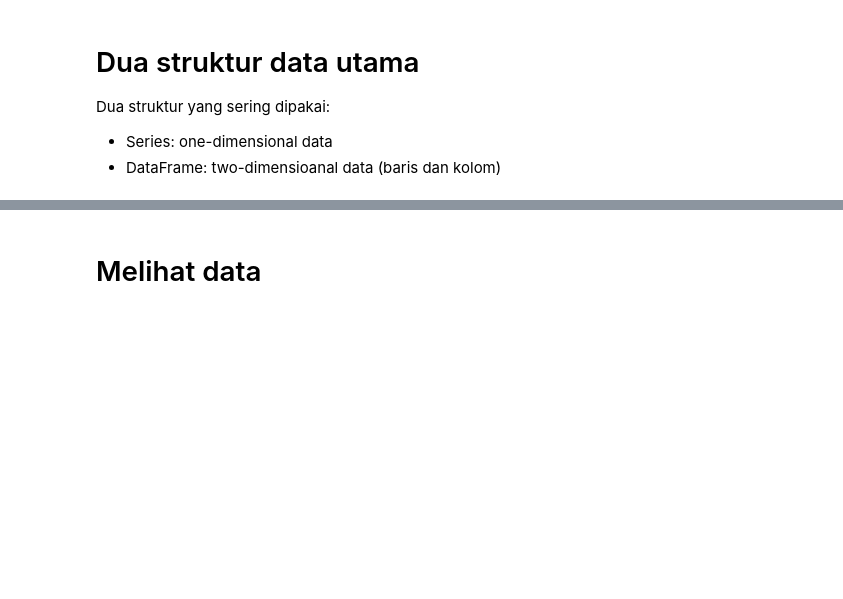
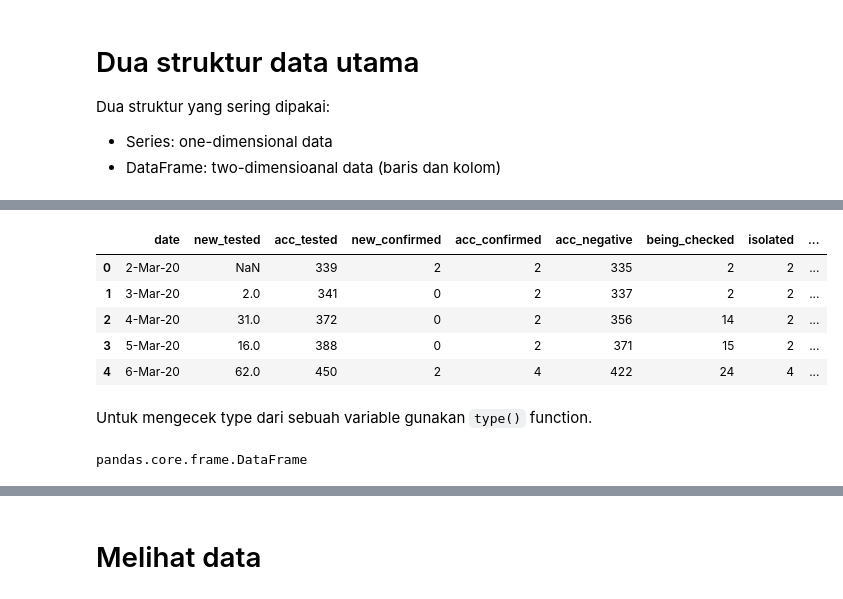
Before and after one commit to jinbeydev/id_pandas_series, a Jupyter notebook: 1_Pengenalan_Pandas.ipynb, the cells around one changed output, grey strips where cells are left out. Saved outputs shown, nothing was run; the diff lists cells and outputs as text; code cells hidden in the pictures; blank space fills up the shorter version.

```diff
--- a/1_Pengenalan_Pandas.ipynb
+++ b/1_Pengenalan_Pandas.ipynb
@@ -31,0 +35,17 @@ Dua struktur yang sering dipakai:
+# %%
+cases_df = pd.read_csv('cases.csv')
+
+cases_df.head(5)
+# %% [output]
+|  | date | new_tested | acc_tested | new_confirmed | acc_confirmed | acc_negative | being_checked | isolated | ... |
+| 0 | 2-Mar-20 | NaN | 339 | 2 | 2 | 335 | 2 | 2 | ... |
+| 1 | 3-Mar-20 | 2.0 | 341 | 0 | 2 | 337 | 2 | 2 | ... |
+| 2 | 4-Mar-20 | 31.0 | 372 | 0 | 2 | 356 | 14 | 2 | ... |
+| 3 | 5-Mar-20 | 16.0 | 388 | 0 | 2 | 371 | 15 | 2 | ... |
+| 4 | 6-Mar-20 | 62.0 | 450 | 2 | 4 | 422 | 24 | 4 | ... |
+# %% [markdown]
+Untuk mengecek type dari sebuah variable gunakan `type()` function.
+# %%
+type(cases_df)
+# %% [output]
+pandas.core.frame.DataFrame
```
Also changed, not shown: parts of 20 cells of this notebook.
